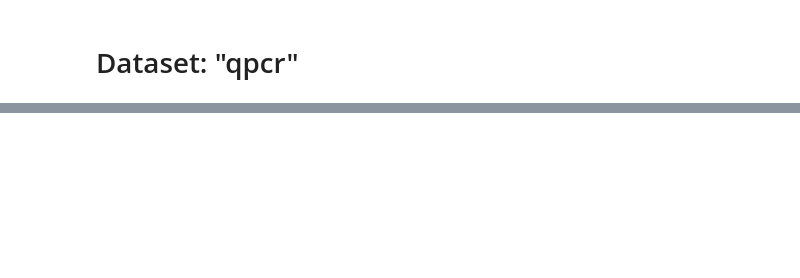
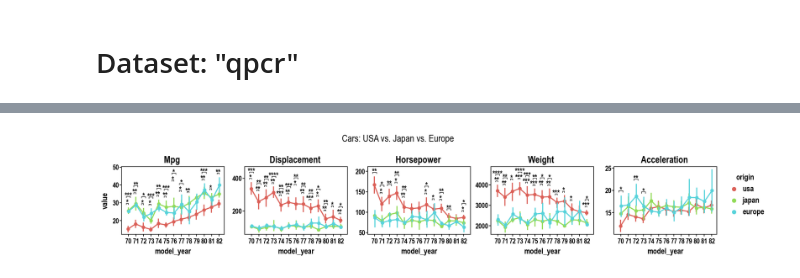
Before and after one commit to markur4/plotastic, a Jupyter notebook: IMAGES/EXAMPLE_GALLERY/example_gallery.ipynb, the cells around one changed output, grey strips where cells are left out. Drawn from its saved outputs; the diff is of its cells as text; code cells hidden in the pictures; blank space fills up the shorter version.

```diff
--- a/IMAGES/EXAMPLE_GALLERY/example_gallery.ipynb
+++ b/IMAGES/EXAMPLE_GALLERY/example_gallery.ipynb
@@ -156,0 +255,10 @@ plst.set_palette(["#db5f57", "#91db57", "#57d3db"], verbose=False)
+# %%
+DF = sns.load_dataset("mpg")
+DF.drop("name", axis=1, inplace=True)
+# DF = DF[DF["origin"] != "usa"]  # USA is not a country (says github copilot)
+DF = DF.melt(
+    id_vars=["model_year", "origin", "cylinders"],
+    var_name="measurement",
+    value_name="value",
+)
+DF
@@ -156,0 +279,10 @@ plst.set_palette(["#db5f57", "#91db57", "#57d3db"], verbose=False)
+# %%
+dims = dict(
+    y="value",
+    x="model_year",
+    hue="origin",
+    col="measurement",
+    # row="origin",
+)
+DA4 = plst.DataAnalysis(DF, dims, verbose=True)
+# DA4.catplot(sharey=False)
@@ -156,0 +324,21 @@ plst.set_palette(["#db5f57", "#91db57", "#57d3db"], verbose=False)
+# %%
+(
+    DA4.subplots(
+        figsize=(12, 2),
+        sharey=False,
+        wspace=0.2,
+    )
+    .fillaxes(
+        kind="point",
+        dodge=True,
+    )
+    .annotate_pairwise(
+        include="__HUE",
+    )
+    .edit_legend()
+)
+plt.subplots_adjust(top=0.7)
+plt.suptitle("Cars: USA vs. Japan vs. Europe")
+plt.savefig("cars1.png", dpi=300, bbox_inches="tight")
+# %% [output]
+[figure, added]
```
Also changed, not shown: parts of 22 cells of this notebook, 7 other files.
